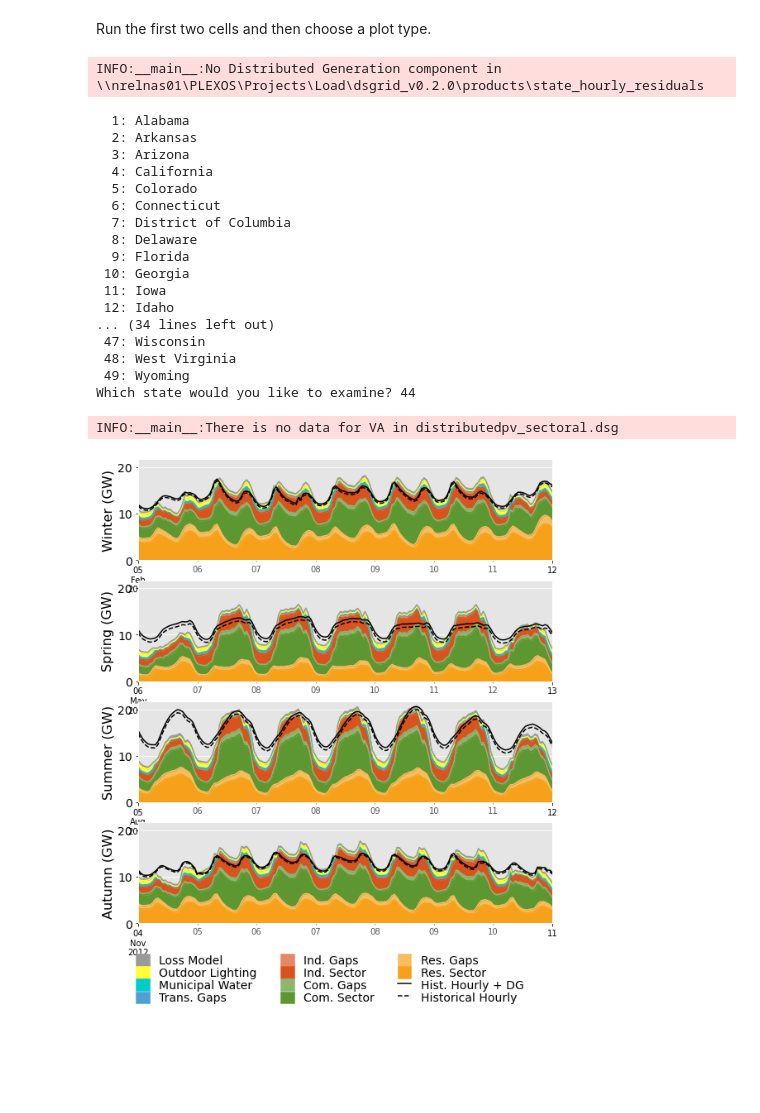
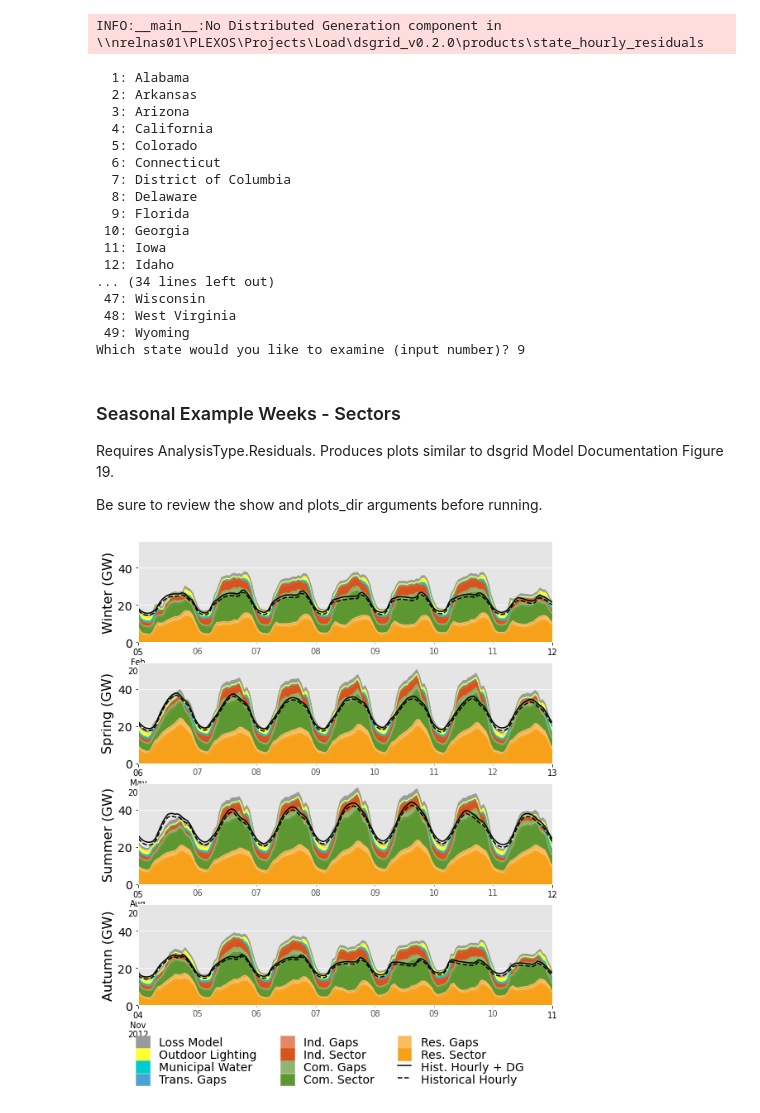
Before and after one commit to dsgrid/dsgrid-legacy-efs-api, a Jupyter notebook: notebooks/Visualize dsgrid model.ipynb, the cells around one changed output. Cells and saved outputs as stored; diff of their text form; code cells hidden in the pictures; blank space fills up the shorter version.

```diff
--- a/notebooks/Visualize dsgrid model.ipynb
+++ b/notebooks/Visualize dsgrid model.ipynb
@@ -762,0 +767,3 @@ IndentationError: unexpected indent (1/ipykernel_20244/4219068584.py, line 85)
+# %%
+# Specify which version of the dsgrid data you want to examine
+analysis_type = AnalysisType.Modeled # Choices: AnalysisType.Residuals, AnalysisType.Modeled
@@ -918,5 +1085,3 @@ seasonal_diurnal_profiles(model, component_id, geo_id=geo_id, plots_dir=plots_di
-# %% [markdown]
-Run the first two cells and then choose a plot type.
 # %%
 model = get_model(dsgrid_dataset_path)
 # %% [output]
@@ -926,7 +1091,7 @@ geo_enum = conus_states
 
 options = OptionPresenter(geo_enum.ids)
 options.present_options(name_func = geo_enum.get_name)
-input_str = input("Which state would you like to examine? ")
+input_str = input("Which state would you like to examine (input number)? ")
 geo_id = options.get_option(input_str)
 # %% [output]
   1: Alabama
@@ -945,23 +1110,29 @@ geo_id = options.get_option(input_str)
  47: Wisconsin
  48: West Virginia
  49: Wyoming
-Which state would you like to examine? 44
+Which state would you like to examine (input number)? 9
+# %% [markdown]
+### Seasonal Example Weeks - Sectors
+
+Requires AnalysisType.Residuals. Produces plots similar to dsgrid Model Documentation Figure 19.
+
+Be sure to review the show and plots_dir arguments before running.
 # %%
-# seasonal_example_weeks_sectors, e.g., dsgrid Model Documentation Figure 19
-assert analysis_type == AnalysisType.Residuals, f"Wrong analysis_type {analysis_type} for this plot"
+assert analysis_type == AnalysisType.Residuals, (f"Wrong analysis_type {analysis_type!r}. To "
+    "produce this plot go back to 'Choose analysis type' and input 'AnalysisType.Residuals'; "
+    "then re-run the top part of this section before re-running this cell.")
 
 # USER INPUT ----------------------------------------
 #
 # Whether to show plots in this notebook
 show = True
 # Output directory for .png files -- set to None if not desired
 plots_dir = output_dir / "seasonal_example_weeks" / "states" / geo_id
 # ---------------------------------------------------
 
 if plots_dir is not None:
     make_dir(plots_dir)
 
 seasonal_example_weeks_sectors(model, geo_id=geo_id, plots_dir=plots_dir, show=show)
 # %% [output]
-INFO:__main__:There is no data for VA in distributedpv_sectoral.dsg
-[figure, old version]
+[figure, new version]
```
Also changed, not shown: parts of 47 cells of this notebook, 1 other file.
